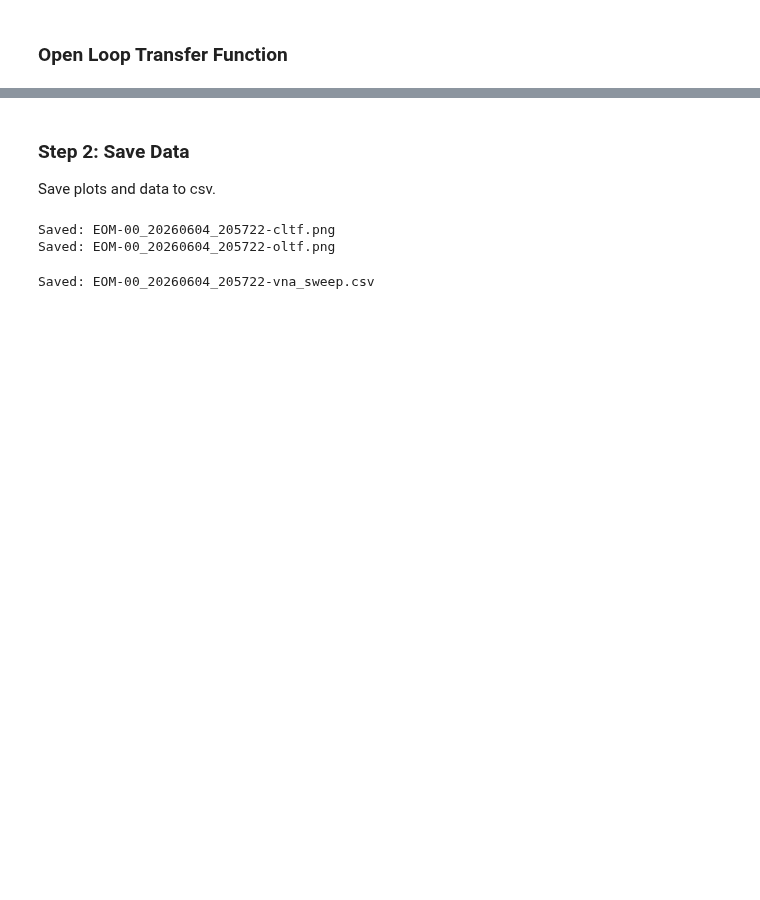
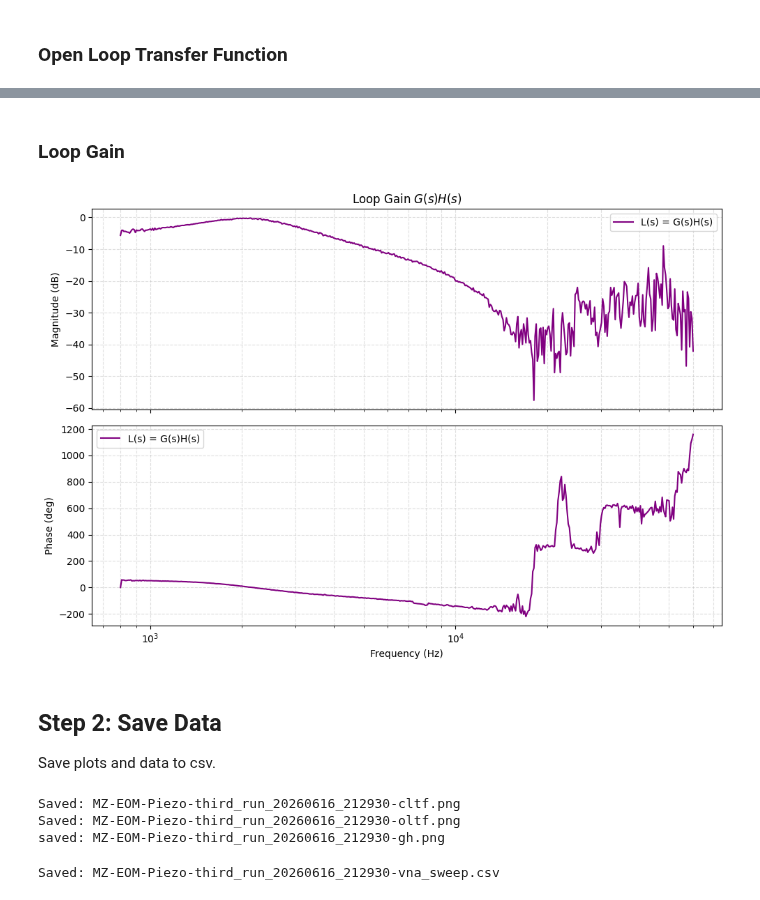
Before and after one commit to tyndalestutz/epscor-project-tools, a Jupyter notebook: notebooks/Tutorial-MMI_loop_characterization.ipynb, the cells around one changed output, grey strips where cells are left out. Saved outputs shown, nothing was run; the diff lists cells and outputs as text; code cells hidden in the pictures; blank space fills up the shorter version.

Commit message:
save state

```diff
--- a/notebooks/Tutorial-MMI_loop_characterization.ipynb
+++ b/notebooks/Tutorial-MMI_loop_characterization.ipynb
@@ -276,6 +355,9 @@ cltf = data
 
 # Inferred open-loop transfer function
 oltf = data / (1 - data * pid_tf)
+
+# Loop Gain
+loop_gain = oltf * pid_tf
 # %%
 def plot_transfer_function(freq, tf, title, label, color):
 
@@ -334,6 +416,18 @@ fig_oltf = plot_transfer_function(
+# %% [markdown]
+### Loop Gain
+# %%
+fig_L = plot_transfer_function(
+    freq,
+    loop_gain,
+    title="Loop Gain $G(s)H(s)$",
+    label="L(s) = G(s)H(s)",
+    color="purple"
+)
+# %% [output]
+[figure, added]
 # %% [markdown]
 <a id="save"></a>
-### Step 2: Save Data
+## Step 2: Save Data
 
 Save plots and data to csv.
 # %%
@@ -351,6 +445,7 @@ FILE_PREFIX = f"{SAVE_NAME}_{timestamp}"
 
 cltf_filename = f"{FILE_PREFIX}-cltf.png"
 oltf_filename = f"{FILE_PREFIX}-oltf.png"
+L_filename = f"{FILE_PREFIX}-gh.png"
 
 fig_cltf.savefig(
     cltf_filename,
@@ -364,28 +459,42 @@ fig_oltf.savefig(
     bbox_inches="tight"
 )
 
+fig_L.savefig(
+    L_filename,
+    dpi=300,
+    bbox_inches="tight"
+)
+
 print(f"Saved: {cltf_filename}")
 print(f"Saved: {oltf_filename}")
+print(f"saved: {L_filename}")
 # %% [output]
-Saved: EOM-00_20260604_205722-cltf.png
-Saved: EOM-00_20260604_205722-oltf.png
+Saved: MZ-EOM-Piezo-third_run_20260616_212930-cltf.png
+Saved: MZ-EOM-Piezo-third_run_20260616_212930-oltf.png
+saved: MZ-EOM-Piezo-third_run_20260616_212930-gh.png
 # %%
-# Save data to CSV
-
-df = pd.DataFrame({
-    "frequency_Hz": freq,
-
-    "cltf_real": np.real(cltf),
-    "cltf_imag": np.imag(cltf),
-
-    "oltf_real": np.real(oltf),
-    "oltf_imag": np.imag(oltf)
-})
+import csv
 
 csv_filename = f"{FILE_PREFIX}-vna_sweep.csv"
 
-df.to_csv(csv_filename, index=False)
+with open(csv_filename, "w", newline="") as f:
+    writer = csv.writer(f)
+
+    writer.writerow([
+        "frequency_Hz",
+        "cltf_real", "cltf_imag",
+        "oltf_real", "oltf_imag"
+    ])
+
+    for i in range(len(freq)):
+        writer.writerow([
+            freq[i],
+            np.real(cltf[i]),
+            np.imag(cltf[i]),
+            np.real(oltf[i]),
+            np.imag(oltf[i]),
+        ])
 
 print(f"Saved: {csv_filename}")
 # %% [output]
-Saved: EOM-00_20260604_205722-vna_sweep.csv
+Saved: MZ-EOM-Piezo-third_run_20260616_212930-vna_sweep.csv
```
Also changed, not shown: parts of 18 cells of this notebook, 9 other files.
